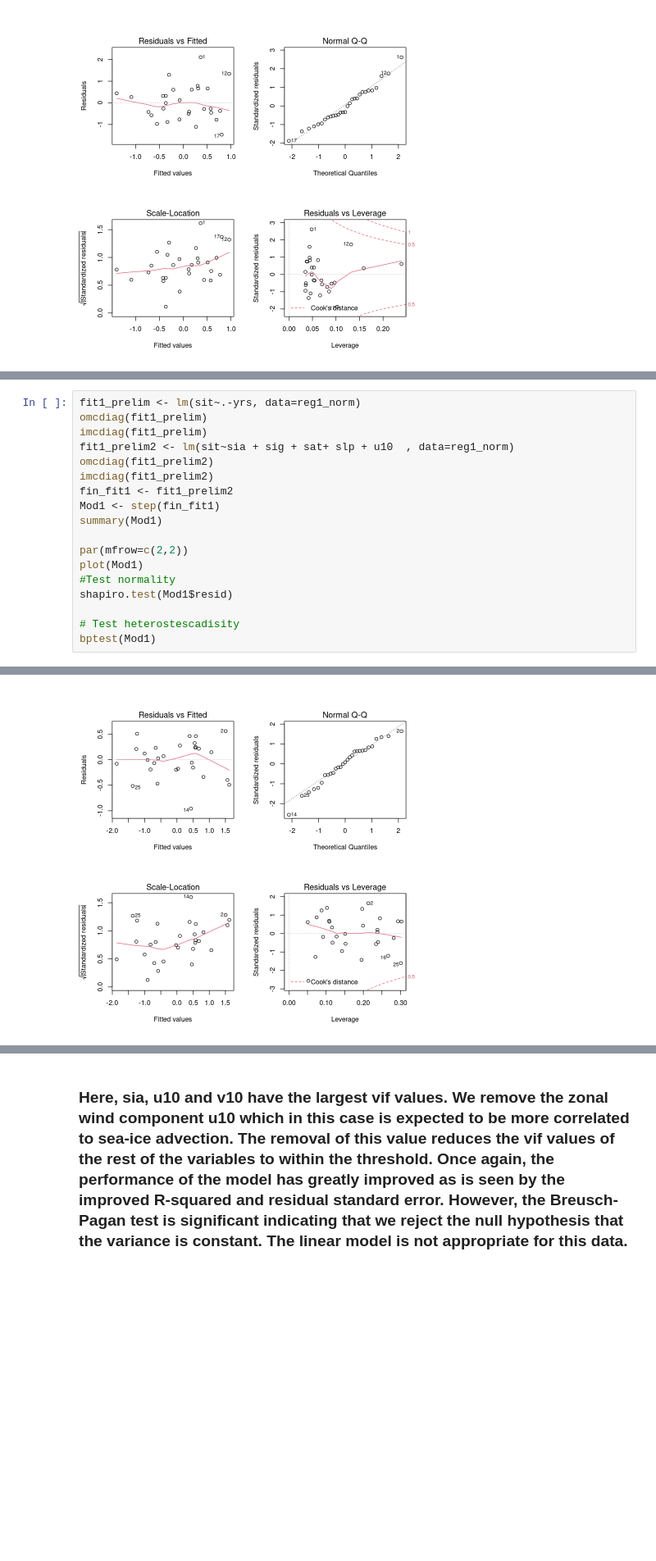
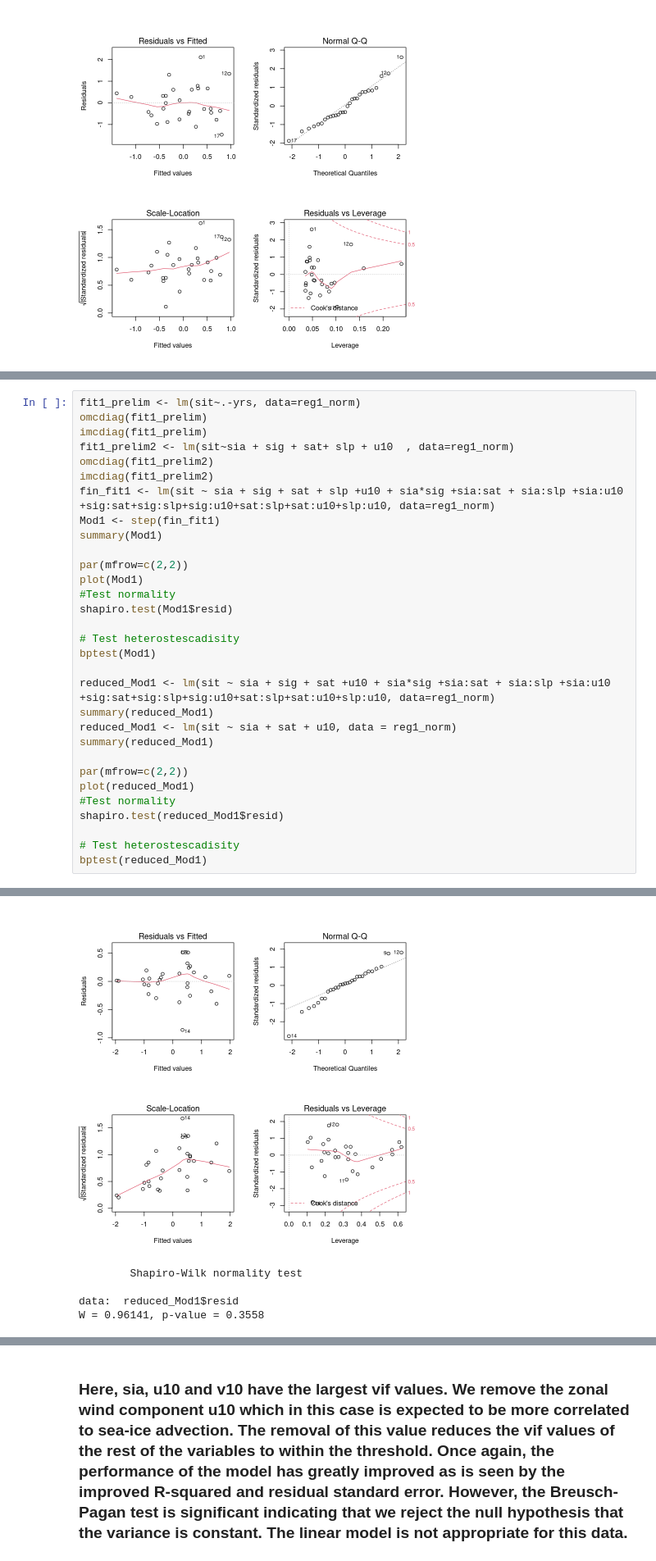
Before and after one commit to lozanom1/STA2101_Project, a Jupyter notebook: STA2101_FinalProject.ipynb, the cells around one changed output, grey strips where cells are left out. Shown at 82% size. Cells and saved outputs as stored; diff of their text form; blank space fills up the shorter version.

```diff
--- a/STA2101_FinalProject.ipynb
+++ b/STA2101_FinalProject.ipynb
@@ -1424,7 +1439,7 @@ imcdiag(fit1_prelim)
 fit1_prelim2 <- lm(sit~sia + sig + sat+ slp + u10  , data=reg1_norm)
 omcdiag(fit1_prelim2)
 imcdiag(fit1_prelim2)
-fin_fit1 <- fit1_prelim2
+fin_fit1 <- lm(sit ~ sia + sig + sat + slp +u10 + sia*sig +sia:sat + sia:slp +sia:u10 +sig:sat+sig:slp+sig:u10+sat:slp+sat:u10+slp:u10, data=reg1_norm)
 Mod1 <- step(fin_fit1)
 summary(Mod1)
 
@@ -1435,6 +1450,19 @@ shapiro.test(Mod1$resid)
 
 # Test heterostescadisity
 bptest(Mod1)
+
+reduced_Mod1 <- lm(sit ~ sia + sig + sat +u10 + sia*sig +sia:sat + sia:slp +sia:u10 +sig:sat+sig:slp+sig:u10+sat:slp+sat:u10+slp:u10, data=reg1_norm)
+summary(reduced_Mod1)
+reduced_Mod1 <- lm(sit ~ sia + sat + u10, data = reg1_norm)
+summary(reduced_Mod1)
+
+par(mfrow=c(2,2))
+plot(reduced_Mod1)
+#Test normality
+shapiro.test(reduced_Mod1$resid)
+
+# Test heterostescadisity
+bptest(reduced_Mod1)
 # %% [output]
 Call:
 omcdiag(mod = fit1_prelim)
@@ -1553 +1611,5 @@ BP = 1.8358, df = 4, p-value = 0.7659
-[figure, old version]
+[figure, new version]
+        Shapiro-Wilk normality test
+
+data:  reduced_Mod1$resid
+W = 0.96141, p-value = 0.3558
```
Also changed, not shown: parts of 22 cells of this notebook.
